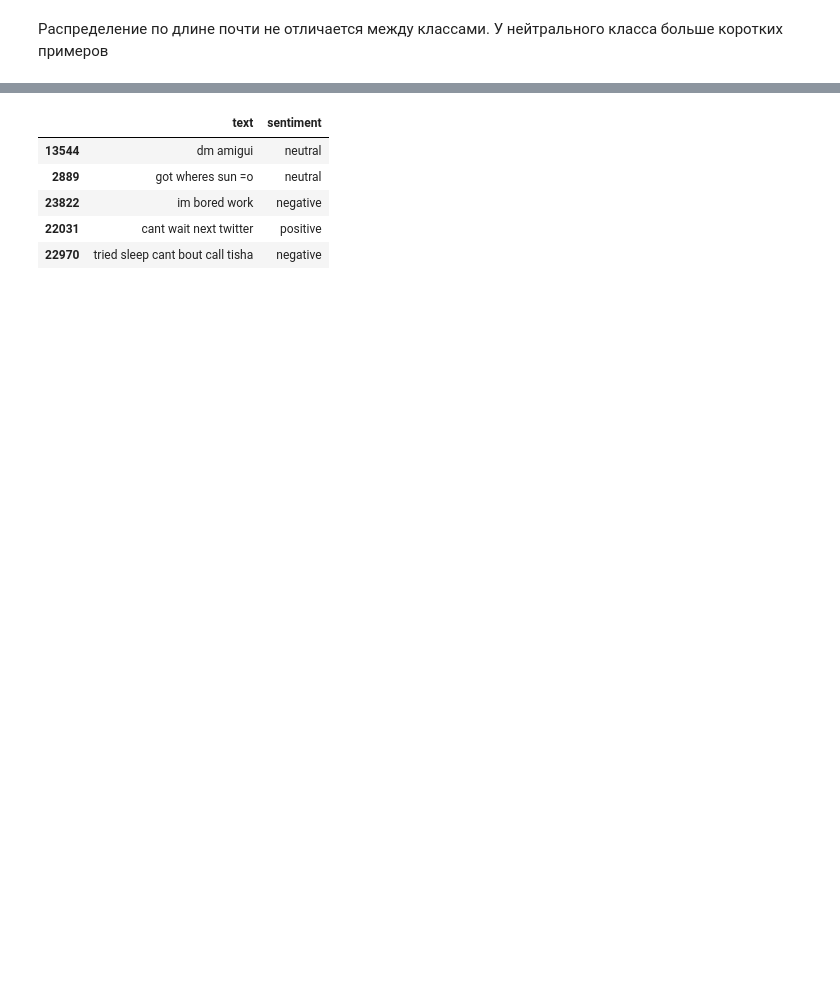
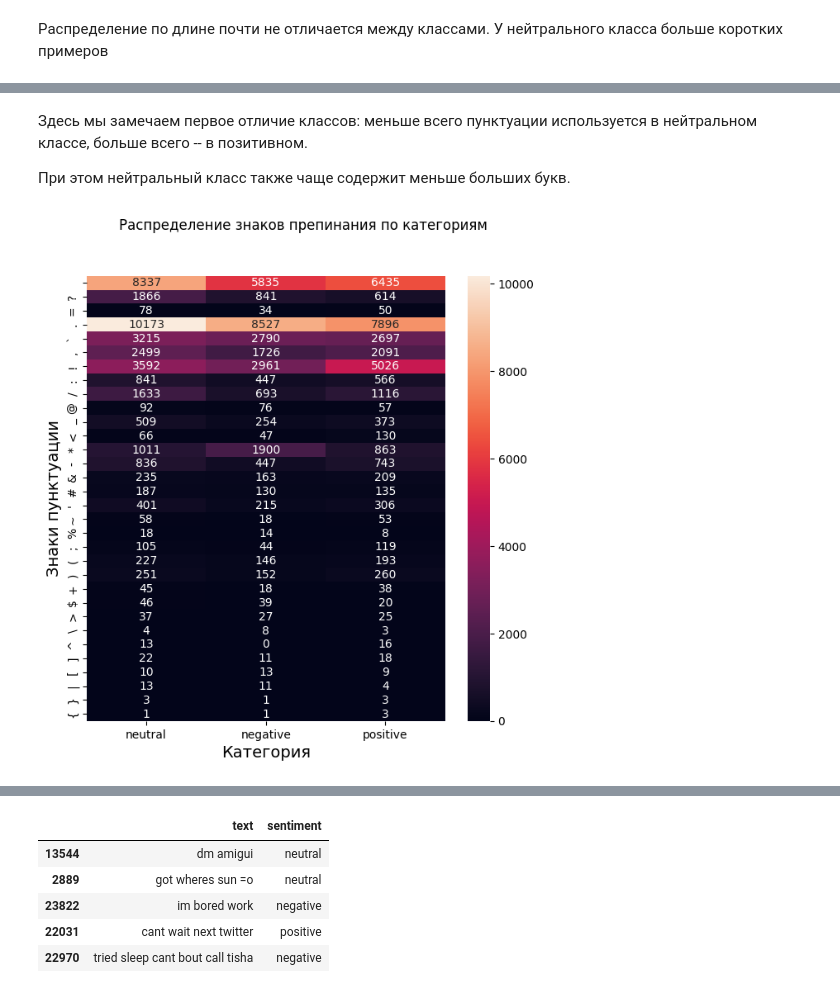
Before and after one commit to AlexSidDev/NLP_HW1, a Jupyter notebook: HW1.ipynb, the cells around one changed output, grey strips where cells are left out. Cells and saved outputs as stored; diff of their text form; code cells hidden in the pictures; blank space fills up the shorter version.

```diff
--- a/HW1.ipynb
+++ b/HW1.ipynb
@@ -142,0 +245,23 @@ def clear_data(df, stopwords):
+# %% [markdown]
+Здесь мы замечаем первое отличие классов: меньше всего пунктуации используется в нейтральном классе, больше всего -- в позитивном.
+
+При этом нейтральный класс также чаще содержит меньше больших букв.
+# %%
+import seaborn as sns
+from collections import Counter
+
+marks = train_data['text'].apply(lambda x : ''.join([a for a in x if a in punctuation]))
+top_marks = {
+    cls : Counter(' '.join(marks[train_data['sentiment'] == cls].values))
+    for cls in classes
+}
+
+marks_by_sent = pd.DataFrame(top_marks).fillna(0)
+fig, axes = plt.subplots(1, 1, figsize=(7, 7), sharex=False, sharey=True)
+sns.heatmap(marks_by_sent, annot=True, fmt='g')
+axes.set_xlabel('Категория', fontsize=14)
+axes.set_ylabel('Знаки пунктуации',  fontsize=14)
+plt.suptitle('Распределение знаков препинания по категориям')
+plt.show()
+# %% [output]
+[figure, added]
```
Also changed, not shown: parts of 79 cells of this notebook, 7 other files.
